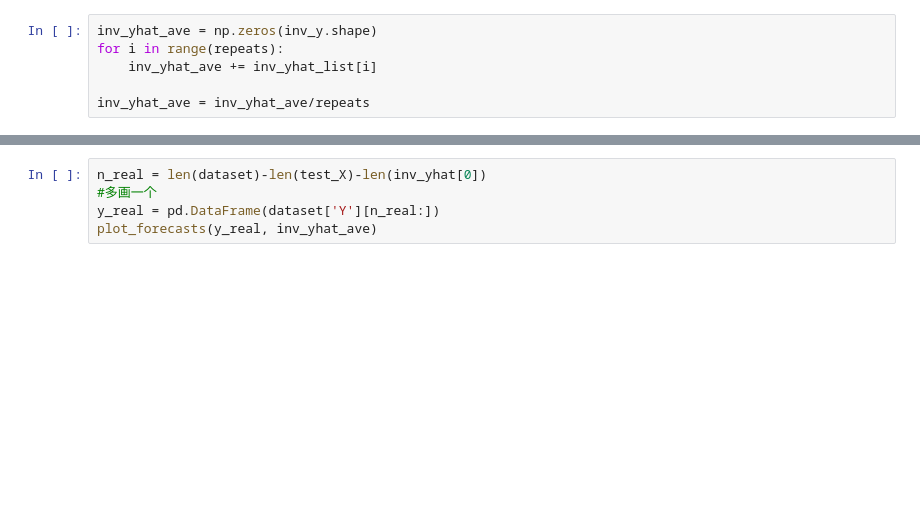
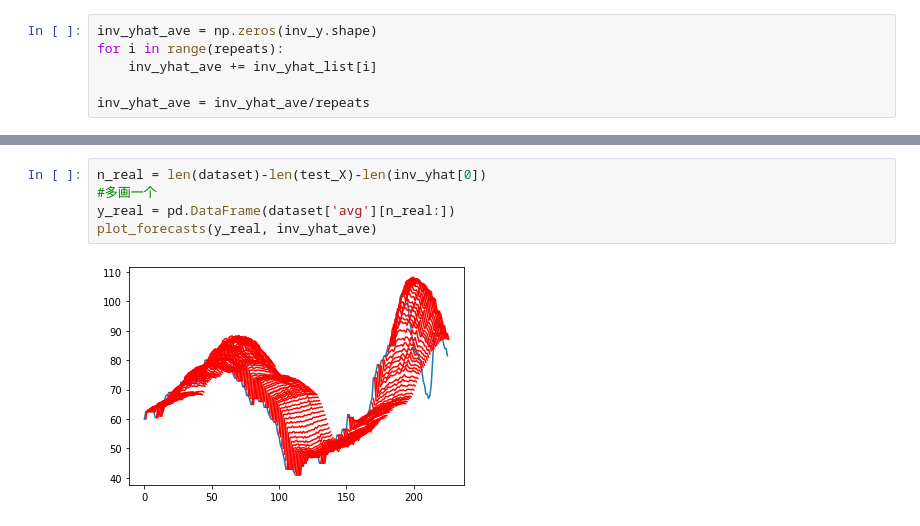
Before and after one commit to HaTT2018/NET_louvain_DAN, a Jupyter notebook: base_LSTM/LSTM_multi_steps.ipynb, the cells around one changed output, grey strips where cells are left out. Saved outputs shown, nothing was run; the diff lists cells and outputs as text; blank space fills up the shorter version.

```diff
--- a/base_LSTM/LSTM_multi_steps.ipynb
+++ b/base_LSTM/LSTM_multi_steps.ipynb
@@ -206,5 +262,7 @@ plot_forecasts(y_real, inv_yhat_ave[0:10])
 # %%
 n_real = len(dataset)-len(test_X)-len(inv_yhat[0])
 #多画一个
-y_real = pd.DataFrame(dataset['Y'][n_real:])
+y_real = pd.DataFrame(dataset['avg'][n_real:])
 plot_forecasts(y_real, inv_yhat_ave)
+# %% [output]
+[figure, added]
```
Also changed, not shown: parts of 11 cells of this notebook.
